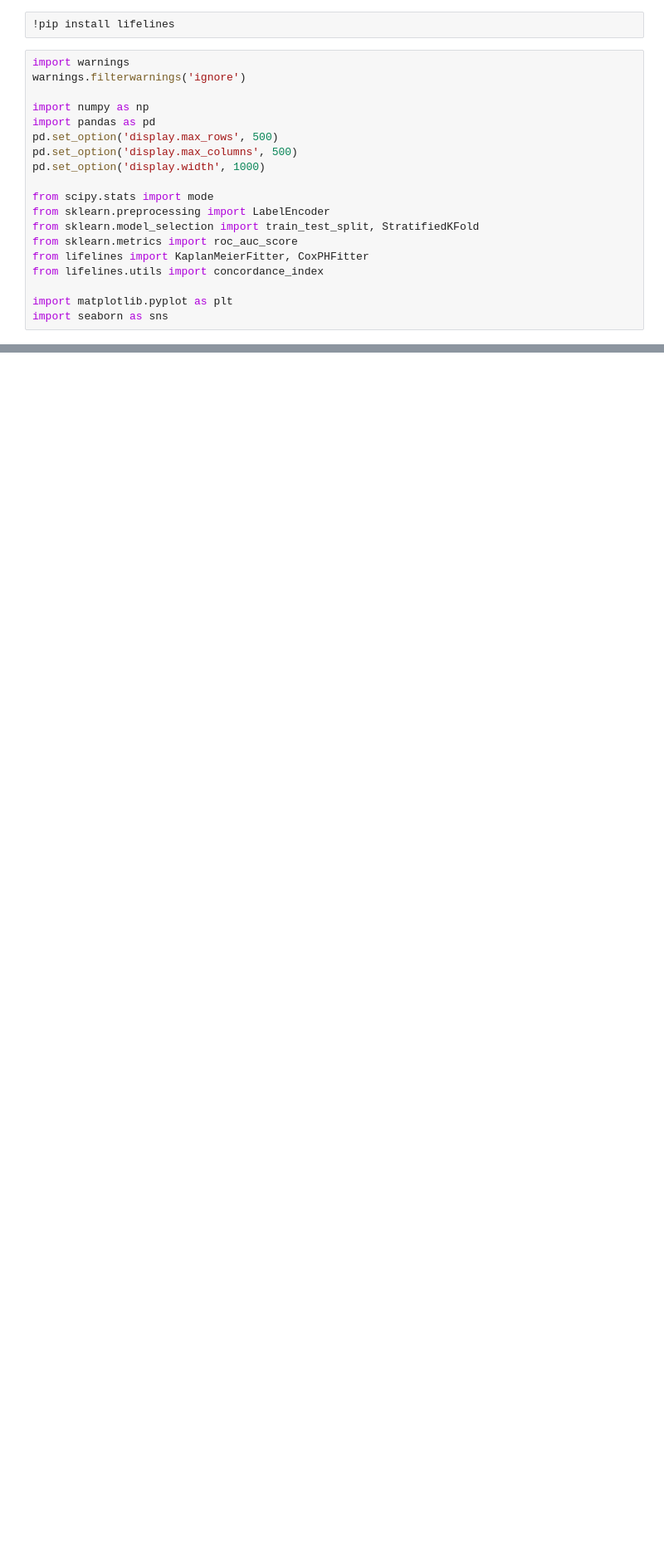
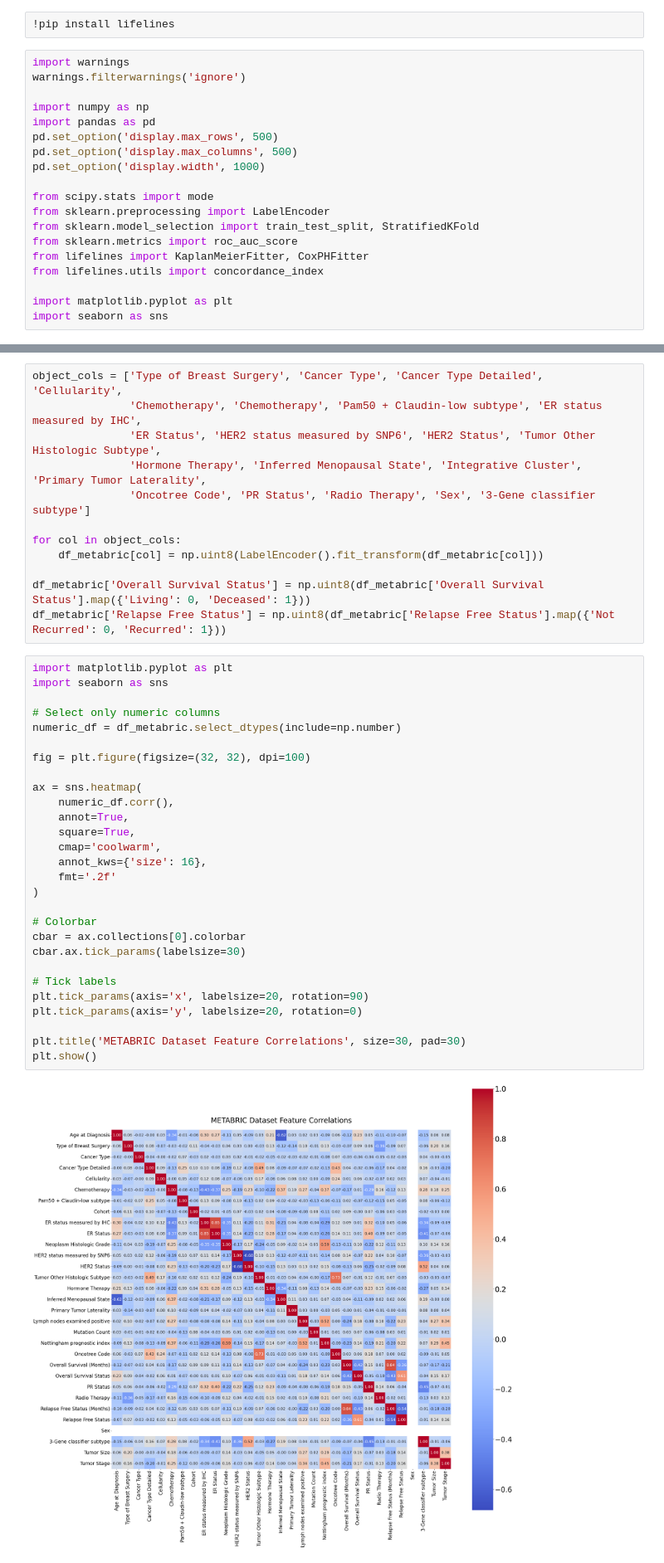
Before and after one commit to anudeshpande24/Capstone_Cancer_Prediction, a Jupyter notebook: survival_analysis.ipynb, the cells around one changed output, grey strips where cells are left out. Shown at 83% size. Saved outputs shown, nothing was run; the diff lists cells and outputs as text; blank space fills up the shorter version.

```diff
--- a/survival_analysis.ipynb
+++ b/survival_analysis.ipynb
@@ -28,0 +189,42 @@ FileNotFoundError: [Errno 2] No such file or directory: 'Breast Cancer METABRIC.
+# %%
+object_cols = ['Type of Breast Surgery', 'Cancer Type', 'Cancer Type Detailed', 'Cellularity',
+               'Chemotherapy', 'Chemotherapy', 'Pam50 + Claudin-low subtype', 'ER status measured by IHC',
+               'ER Status', 'HER2 status measured by SNP6', 'HER2 Status', 'Tumor Other Histologic Subtype',
+               'Hormone Therapy', 'Inferred Menopausal State', 'Integrative Cluster', 'Primary Tumor Laterality',
+               'Oncotree Code', 'PR Status', 'Radio Therapy', 'Sex', '3-Gene classifier subtype']
+
+for col in object_cols:
+    df_metabric[col] = np.uint8(LabelEncoder().fit_transform(df_metabric[col]))
+
+df_metabric['Overall Survival Status'] = np.uint8(df_metabric['Overall Survival Status'].map({'Living': 0, 'Deceased': 1}))
+df_metabric['Relapse Free Status'] = np.uint8(df_metabric['Relapse Free Status'].map({'Not Recurred': 0, 'Recurred': 1}))
+# %%
+import matplotlib.pyplot as plt
+import seaborn as sns
+
+# Select only numeric columns
+numeric_df = df_metabric.select_dtypes(include=np.number)
+
+fig = plt.figure(figsize=(32, 32), dpi=100)
+
+ax = sns.heatmap(
+    numeric_df.corr(),
+    annot=True,
+    square=True,
+    cmap='coolwarm',
+    annot_kws={'size': 16},
+    fmt='.2f'
+)
+
+# Colorbar
+cbar = ax.collections[0].colorbar
+cbar.ax.tick_params(labelsize=30)
+
+# Tick labels
+plt.tick_params(axis='x', labelsize=20, rotation=90)
+plt.tick_params(axis='y', labelsize=20, rotation=0)
+
+plt.title('METABRIC Dataset Feature Correlations', size=30, pad=30)
+plt.show()
+# %% [output]
+[figure, added]
```
Also changed, not shown: parts of 12 cells of this notebook.
